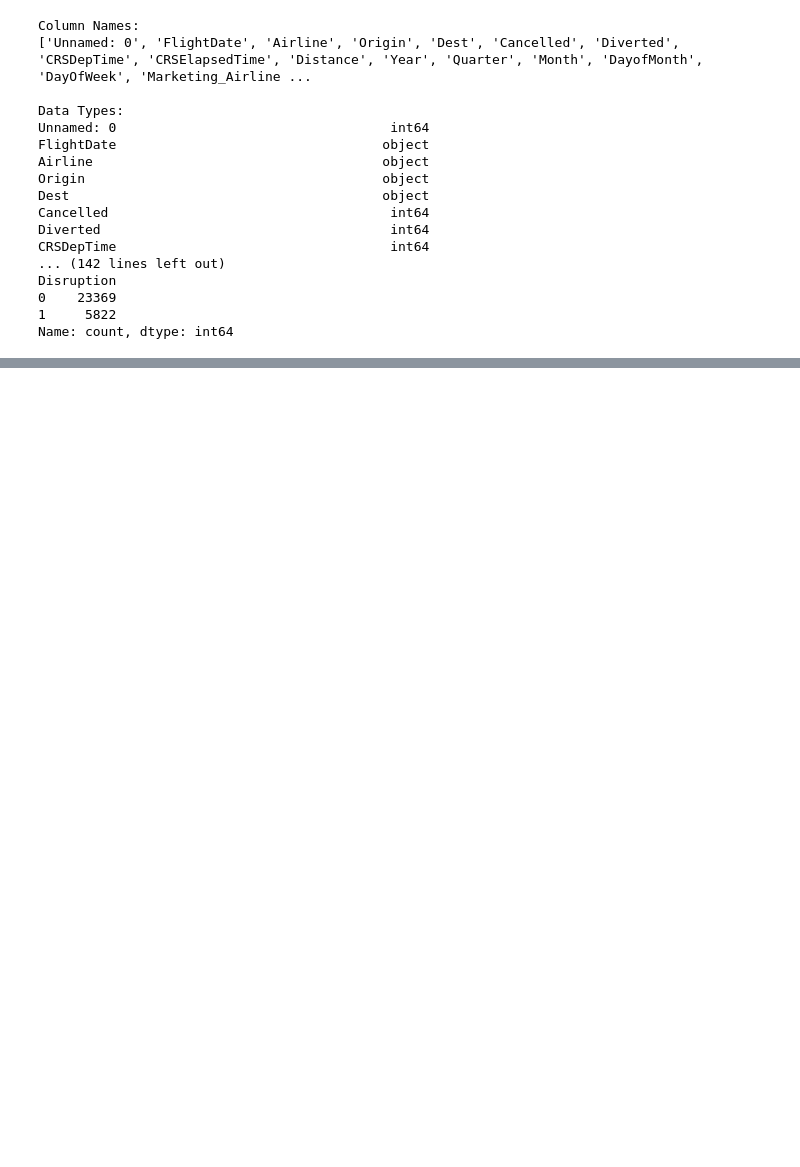
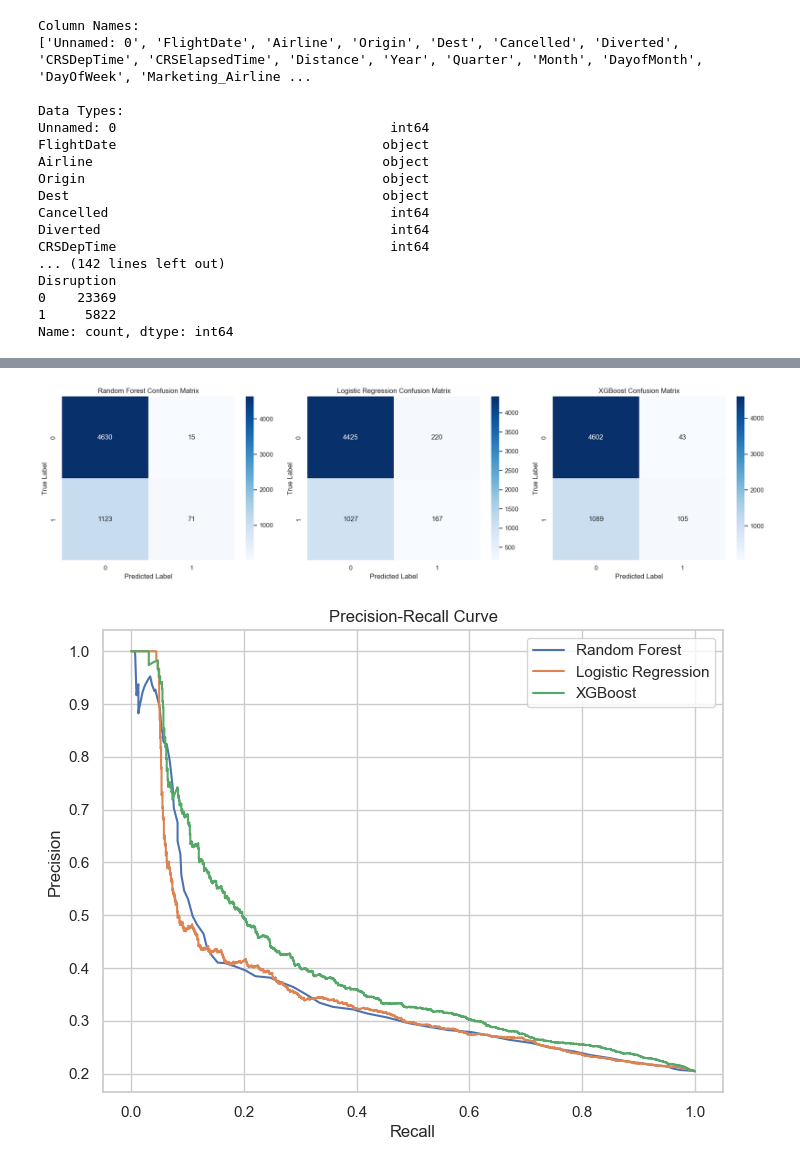
Before and after one commit to Profjay22/ML_AIRLINE, a Jupyter notebook: ID5059_PROJECT/flight_disruption_prediction.ipynb, the cells around one changed output, grey strips where cells are left out. Cells and saved outputs as stored; diff of their text form; code cells hidden in the pictures; blank space fills up the shorter version.

```diff
--- a/ID5059_PROJECT/flight_disruption_prediction.ipynb
+++ b/ID5059_PROJECT/flight_disruption_prediction.ipynb
@@ -91,0 +231,72 @@ preprocessor = ColumnTransformer(
+# %%
+# Train Random Forest classifier
+random_forest = RandomForestClassifier(random_state=42)
+random_forest.fit(X_train_preprocessed, y_train)
+
+# Train Logistic Regression classifier
+logistic_regression = LogisticRegression(random_state=42)
+logistic_regression.fit(X_train_preprocessed, y_train)
+
+# Train XGBoost classifier
+xgboost_classifier = XGBClassifier(random_state=42)
+xgboost_classifier.fit(X_train_preprocessed, y_train)
+
+# Make predictions on the test set for each model
+y_pred_random_forest = random_forest.predict(X_test_preprocessed)
+y_pred_logistic_regression = logistic_regression.predict(X_test_preprocessed)
+y_pred_xgboost = xgboost_classifier.predict(X_test_preprocessed)
+
+# Evaluate performance
+print("Random Forest Classifier Performance:")
+print(classification_report(y_test, y_pred_random_forest))
+print("\nLogistic Regression Classifier Performance:")
+print(classification_report(y_test, y_pred_logistic_regression))
+print("\nXGBoost Classifier Performance:")
+print(classification_report(y_test, y_pred_xgboost))
+
+# Plot confusion matrix for each model
+fig, axes = plt.subplots(1, 3, figsize=(18, 5))
+
+# Random Forest
+sns.heatmap(confusion_matrix(y_test, y_pred_random_forest), annot=True, cmap='Blues', fmt='g', ax=axes[0])
+axes[0].set_title('Random Forest Confusion Matrix')
+axes[0].set_xlabel('Predicted Label')
+axes[0].set_ylabel('True Label')
+
+# Logistic Regression
+sns.heatmap(confusion_matrix(y_test, y_pred_logistic_regression), annot=True, cmap='Blues', fmt='g', ax=axes[1])
+axes[1].set_title('Logistic Regression Confusion Matrix')
+axes[1].set_xlabel('Predicted Label')
+axes[1].set_ylabel('True Label')
+
+# XGBoost
+sns.heatmap(confusion_matrix(y_test, y_pred_xgboost), annot=True, cmap='Blues', fmt='g', ax=axes[2])
+axes[2].set_title('XGBoost Confusion Matrix')
+axes[2].set_xlabel('Predicted Label')
+axes[2].set_ylabel('True Label')
+
+plt.tight_layout()
+plt.show()
+
+# Plot precision-recall curve for each model
+fig, ax = plt.subplots(figsize=(8, 6))
+
+# Random Forest
+precision_rf, recall_rf, _ = precision_recall_curve(y_test, random_forest.predict_proba(X_test_preprocessed)[:, 1])
+plt.plot(recall_rf, precision_rf, label='Random Forest')
+
+# Logistic Regression
+precision_lr, recall_lr, _ = precision_recall_curve(y_test, logistic_regression.predict_proba(X_test_preprocessed)[:, 1])
+plt.plot(recall_lr, precision_lr, label='Logistic Regression')
+
+# XGBoost
+precision_xgb, recall_xgb, _ = precision_recall_curve(y_test, xgboost_classifier.predict_proba(X_test_preprocessed)[:, 1])
+plt.plot(recall_xgb, precision_xgb, label='XGBoost')
+
+plt.xlabel('Recall')
+plt.ylabel('Precision')
+plt.title('Precision-Recall Curve')
+plt.legend()
+plt.grid(True)
+plt.show()
+# %% [output]
@@ -91,0 +327,2 @@ preprocessor = ColumnTransformer(
+[figure, added]
+[figure, added]
```
Also changed, not shown: parts of 16 cells of this notebook.
